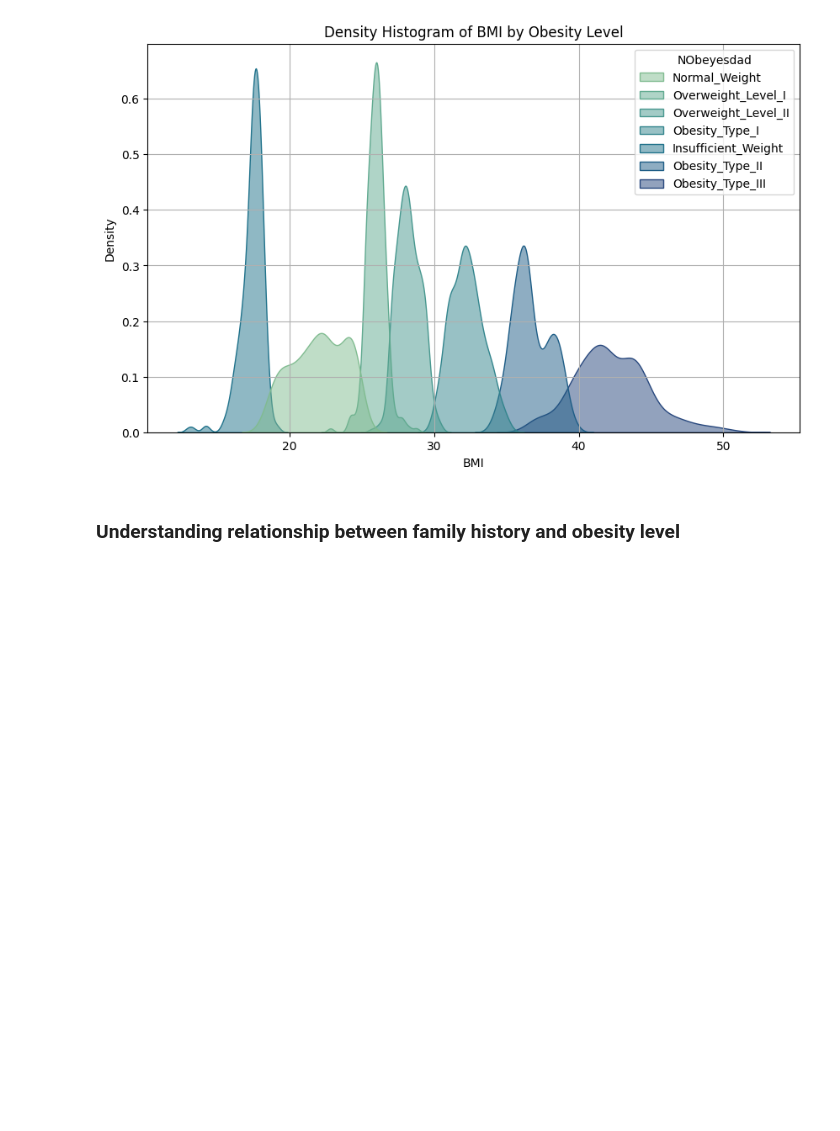
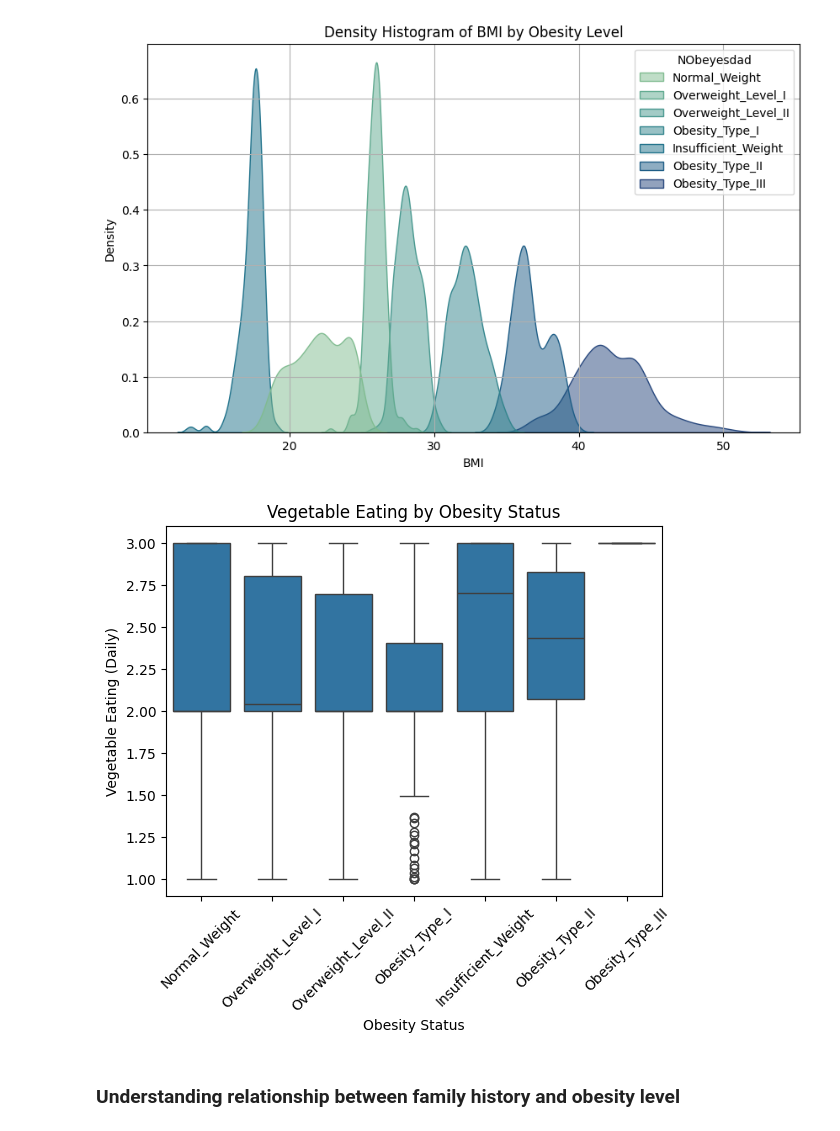
Before and after one commit to mojodean/aai-500-project-obesity-levels, a Jupyter notebook: obesity-levels.ipynb, the cells around one changed output. Cells and saved outputs as stored; diff of their text form; code cells hidden in the pictures; blank space fills up the shorter version.

```diff
--- a/obesity-levels.ipynb
+++ b/obesity-levels.ipynb
@@ -318,6 +318,19 @@ for var in numerical_cols:
 [figure]
 [figure]
 [figure]
+# %%
+# Selecting numerical variables for pair plot
+# Example: Box plot for vegetable eating by obesity status
+plt.figure(figure=(15, 15))
+sns.boxplot(x='NObeyesdad', y='vegetable_eat_daily', data=obesity)
+plt.title('Vegetable Eating by Obesity Status')
+plt.xlabel('Obesity Status')
+# Rotate x-axis labels
+plt.xticks(rotation=45)  # Rotate labels for better visibility
+plt.ylabel('Vegetable Eating (Daily)')
+plt.show()
+# %% [output]
+[figure, added]
 # %% [markdown]
 ### Understanding relationship between family history and obesity level
 # %%
```
Also changed, not shown: parts of 13 cells of this notebook.
